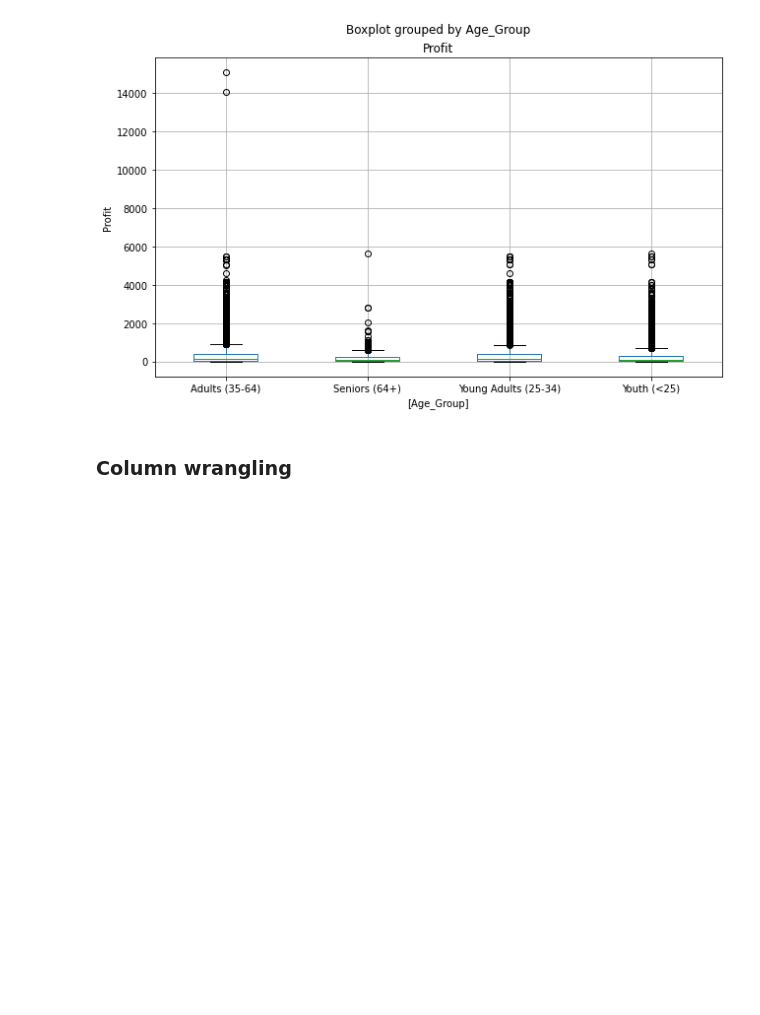
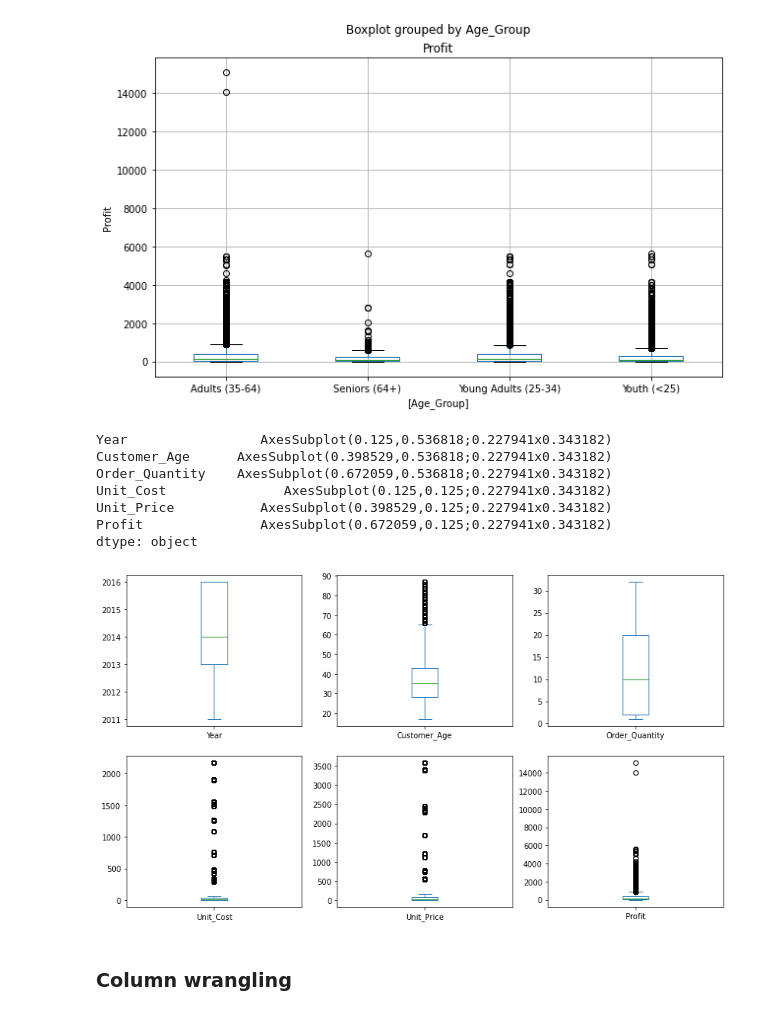
Before and after one commit to azizpambayun/project, a Jupyter notebook: sales_data_analysis.ipynb, the cells around one changed output. Saved outputs shown, nothing was run; the diff lists cells and outputs as text; code cells hidden in the pictures; blank space fills up the shorter version.

```diff
--- a/sales_data_analysis.ipynb
+++ b/sales_data_analysis.ipynb
@@ -200,6 +200,19 @@ ax.set_ylabel('Profit')
 # %% [output]
 Text(0, 0.5, 'Profit')
 [figure]
+# %%
+boxplot_cols = ['Year', 'Customer_Age', 'Order_Quantity', 'Unit_Cost', 'Unit_Price', 'Profit']
+
+sales[boxplot_cols].plot(kind='box', subplots=True, layout=(2,3), figsize=(14,8))
+# %% [output]
+Year                 AxesSubplot(0.125,0.536818;0.227941x0.343182)
+Customer_Age      AxesSubplot(0.398529,0.536818;0.227941x0.343182)
+Order_Quantity    AxesSubplot(0.672059,0.536818;0.227941x0.343182)
+Unit_Cost               AxesSubplot(0.125,0.125;0.227941x0.343182)
+Unit_Price           AxesSubplot(0.398529,0.125;0.227941x0.343182)
+Profit               AxesSubplot(0.672059,0.125;0.227941x0.343182)
+dtype: object
+[figure, added]
 # %% [markdown]
 ### Column wrangling
 # %% [markdown]
```
Also changed, not shown: parts of 25 cells of this notebook.
